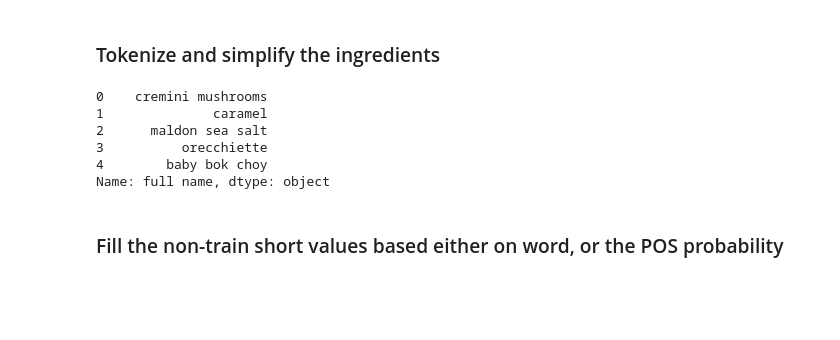
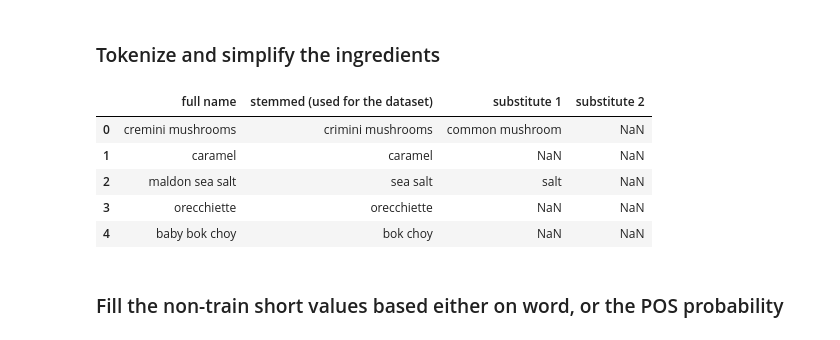
Before and after one commit to cgutwein/grocery-and-meal-assistant, a Jupyter notebook: python/Simplify the ingredients and create dataset with unified ingredients.ipynb, the cells around one changed output. Drawn from its saved outputs; the diff is of its cells as text; code cells hidden in the pictures; blank space fills up the shorter version.

```diff
--- a/python/Simplify the ingredients and create dataset with unified ingredients.ipynb
+++ b/python/Simplify the ingredients and create dataset with unified ingredients.ipynb
@@ -18,14 +18,14 @@ train_ingr=groups.last()
 ingredients=pd.read_csv('data/ingredients.csv')
 ingredients.drop('Column1', axis=1, inplace=True)
 # %%
-ingredients['full name'].head()
+ingredients.head()
 # %% [output]
-0    cremini mushrooms
-1              caramel
-2      maldon sea salt
-3          orecchiette
-4        baby bok choy
-Name: full name, dtype: object
+|  | full name | stemmed (used for the dataset) | substitute 1 | substitute 2 |
+| 0 | cremini mushrooms | crimini mushrooms | common mushroom | NaN |
+| 1 | caramel | caramel | NaN | NaN |
+| 2 | maldon sea salt | sea salt | salt | NaN |
+| 3 | orecchiette | orecchiette | NaN | NaN |
+| 4 | baby bok choy | bok choy | NaN | NaN |
 # %%
 # create the dataset of ingredients
 
```
Also changed, not shown: parts of 28 cells of this notebook, 1 other file.
